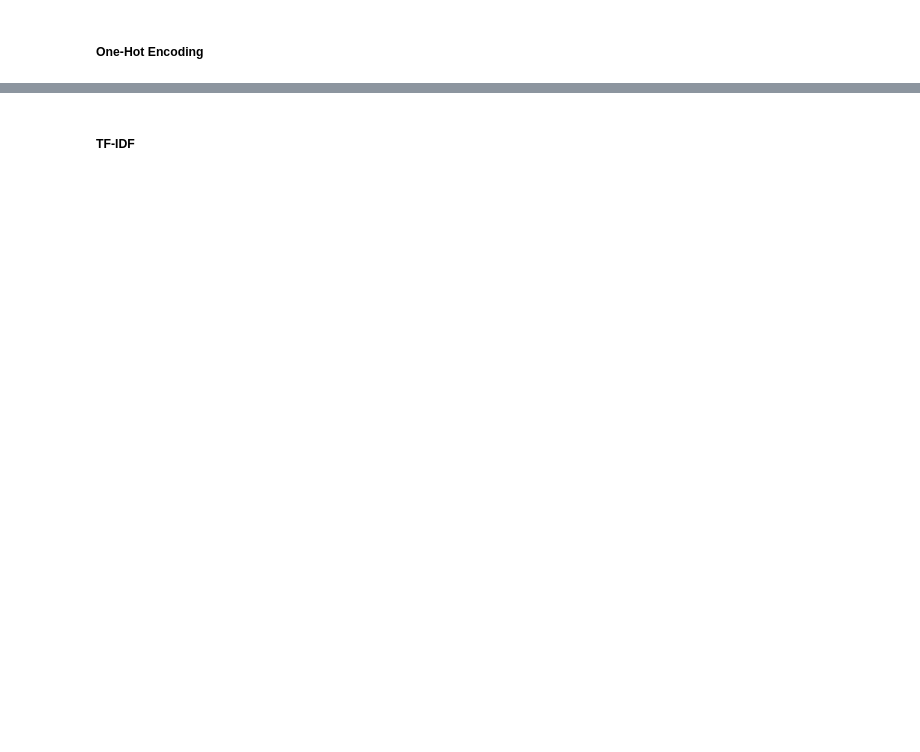
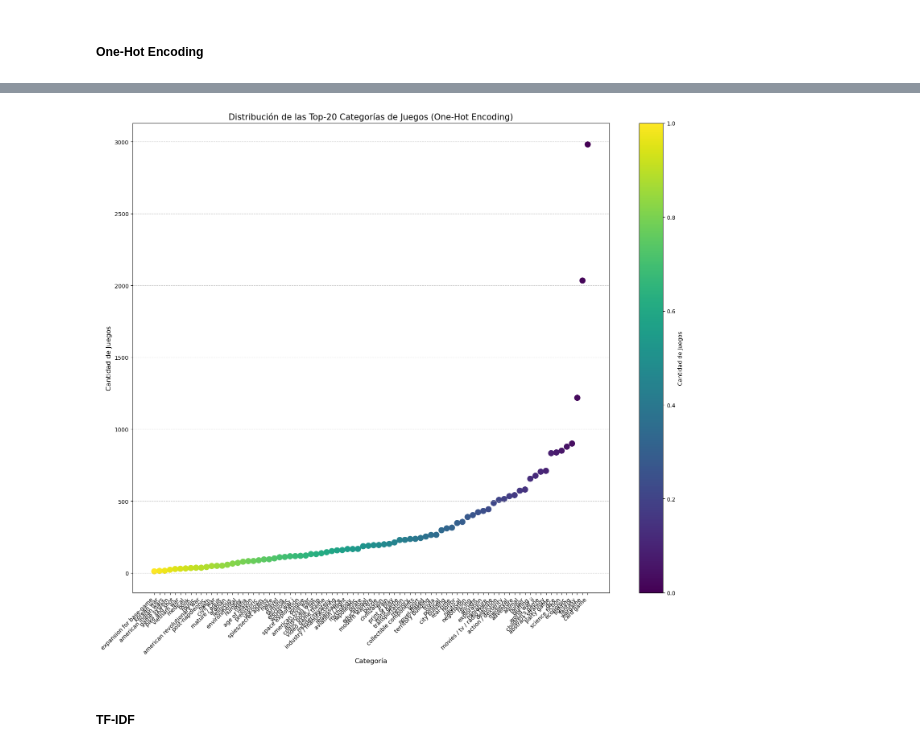
Before and after one commit to FJGM2023015/CA1_DVis_HDip_Lvl8-, a Jupyter notebook: Francisco_Gorigoitia_DVisHDip_CA1.ipynb, the cells around one changed output, grey strips where cells are left out. Saved outputs shown, nothing was run; the diff lists cells and outputs as text; code cells hidden in the pictures; blank space fills up the shorter version.

```diff
--- a/Francisco_Gorigoitia_DVisHDip_CA1.ipynb
+++ b/Francisco_Gorigoitia_DVisHDip_CA1.ipynb
@@ -444,0 +452,8 @@ category_onehot_new.head()
+# %%
+# Convert the tokenized column back to string format
+categories_string = categories_tokenized.apply(', '.join)
+
+# Apply One-Hot Encoding
+categories_onehot = categories_string.str.get_dummies(sep=', ')
+
+categories_onehot.head()
@@ -445,5 +468,5 @@ category_onehot_new.head()
 # %%
 # Sumar las columnas para obtener la cantidad total de juegos en cada categoría
-category_distribution_onehot = category_onehot_new.sum().sort_values(ascending=False)
+categories_top_20_onehot = categories_onehot.sum().sort_values(ascending=False)
 
-category_distribution_onehot.head(20)
+categories_top_20_onehot.head(20)
@@ -450,28 +491,36 @@ category_distribution_onehot.head(20)
 # %%
 # Tomamos las top-20 categorías y sus respectivas cantidades para One-Hot Encoding
-top_20_categories_onehot = category_distribution_onehot.head(20)
-counts_onehot = top_20_categories_onehot.values
-categories_onehot = top_20_categories_onehot.index
+top_20_categories_onehot = categories_top_20_onehot.head(50)
+counts_onehot = categories_top_20_onehot.values
+categories_onehot = categories_top_20_onehot.index
 
 # Cambiar el color de los puntos en función de su valor, siendo el mayor más oscuro
 colors_onehot = plt.cm.viridis(np.linspace(0, 1, len(counts_onehot)))
 
 # Ordenar los puntos según su valor para que el color coincida con el orden
 sorted_indices_onehot = counts_onehot.argsort()
 sorted_counts_onehot = counts_onehot[sorted_indices_onehot]
 sorted_categories_onehot = categories_onehot[sorted_indices_onehot]
 sorted_colors_onehot = colors_onehot[sorted_indices_onehot]
 
-# Crear el Dot Plot con colores
-plt.figure(figsize=(12, 10))
-plt.scatter(sorted_counts_onehot, sorted_categories_onehot, color=sorted_colors_onehot, s=100)
+# Aumentar el tamaño del gráfico
+plt.figure(figsize=(16, 14))
+
+# Crear el Dot Plot con colores rotado
+plt.scatter(sorted_categories_onehot, sorted_counts_onehot, color=sorted_colors_onehot, s=100)
 plt.title('Distribución de las Top-20 Categorías de Juegos (One-Hot Encoding)', fontsize=15)
-plt.xlabel('Cantidad de Juegos', fontsize=12)
-plt.ylabel('Categoría', fontsize=12)
+plt.ylabel('Cantidad de Juegos', fontsize=12)
+plt.xlabel('Categoría', fontsize=12)
 plt.colorbar(label='Cantidad de Juegos')
-plt.grid(axis='x', linestyle='--', alpha=0.7)
+
+# Ajustar el espaciado entre las etiquetas del eje x y rotarlas para mejorar la visualización
+plt.xticks(fontsize=10, rotation=45, ha="right")
+
+plt.grid(axis='y', linestyle='--', alpha=0.7)
 plt.tight_layout()
 plt.show()
+# %% [output]
+[figure, added]
 # %% [markdown]
 ##### TF-IDF
 # %%
```
Also changed, not shown: parts of 26 cells of this notebook.
